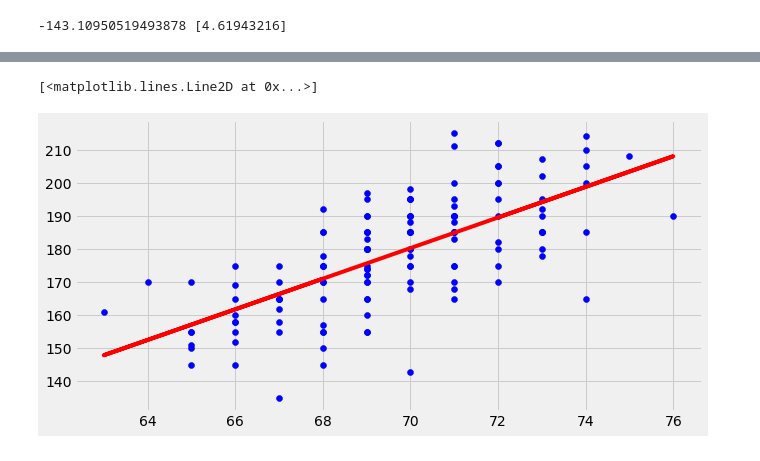
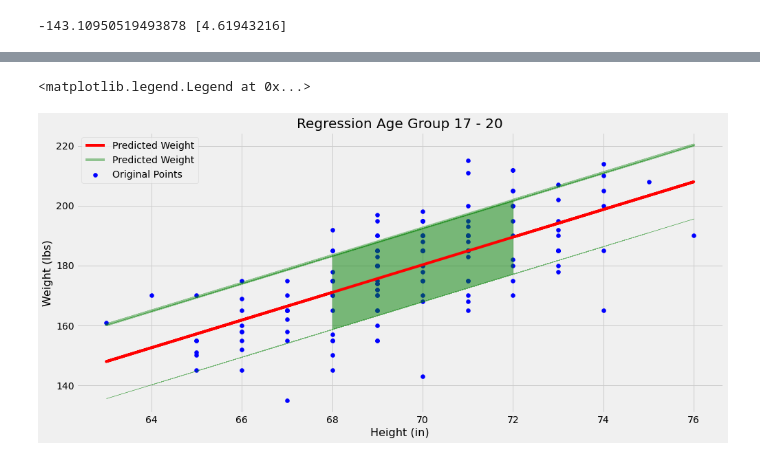
Before and after one commit to Jamesmg10/FinalCapstone, a Jupyter notebook: Explore.ipynb, the cells around one changed output, grey strips where cells are left out. Saved outputs shown, nothing was run; the diff lists cells and outputs as text; code cells hidden in the pictures.

Commit message:
working on fill between

```diff
--- a/Explore.ipynb
+++ b/Explore.ipynb
@@ -757,10 +773,30 @@ Notes:
 [2] The condition number is large, 1.95e+03. This might indicate that there are
 strong multicollinearity or other numerical problems.
 # %%
-fig, ax = plt.subplots(figsize = (10,5))
-ax.scatter(range1720_df.Height, y_1, color ='blue')
-# xvals = np.linspace(650,850,2498)
-ax.plot(X_1['Height'], prediction1, color = 'red', label = 'simple')
+#resid = prediction1 - y_1
+#stan = np.std(resid)
+#x = np.linspace(63,76,137)
+#y_2 = result1.predict(np.linspace(63,76,137))-1 * stan
+#y_3 = result1.predict(np.linspace(63,76,137)) + 1 * stan
+
+fig, ax = plt.subplots(figsize = (15,7))
+ax.scatter(range1720_df.Height, y_1, color ='blue', label = 'Original Points')
+ax.plot(X_1['Height'], prediction1, color = 'red', label = 'Predicted Weight')
+ax.plot(X_1['Height'], prediction1 + 1 * stan, color = 'green', alpha = .4,label = 'Predicted Weight', )
+#ax.plot(X_1['Height'], prediction1 - 1 * stan, color = 'black', alpha = .4,label = 'Predicted Weight')
+#ax.fill_between(x, y_2, y_3, color='grey', alpha = .5)
+ax.fill_between(X_1['Height'], prediction1 +1 * stan, prediction1 -1 * stan, color='green', alpha = .5)
+ax.set_title('Regression Age Group 17 - 20', fontdict={'fontsize':20})
+ax.set_xlabel('Height (in)', fontdict={'fontsize':16})
+ax.set_ylabel('Weight (lbs)', fontdict={'fontsize':16})
+#ci = 0.1 * np.std(prediction1) / np.mean(prediction1)
+
+#plt.plot(X_1['Height'],prediction1, color='black', lw=10)
+#np.
+#ax.fill_between(X_1['Height'], (pred-ci), (prediction1+ci), color='blue', alpha = .5)
+
+#plt.show()
+ax.legend()
 # %% [output]
-[<matplotlib.lines.Line2D at 0x...>]
+<matplotlib.legend.Legend at 0x...>
-[figure, old version]
+[figure, new version]
```
Also changed, not shown: parts of 20 cells of this notebook.
